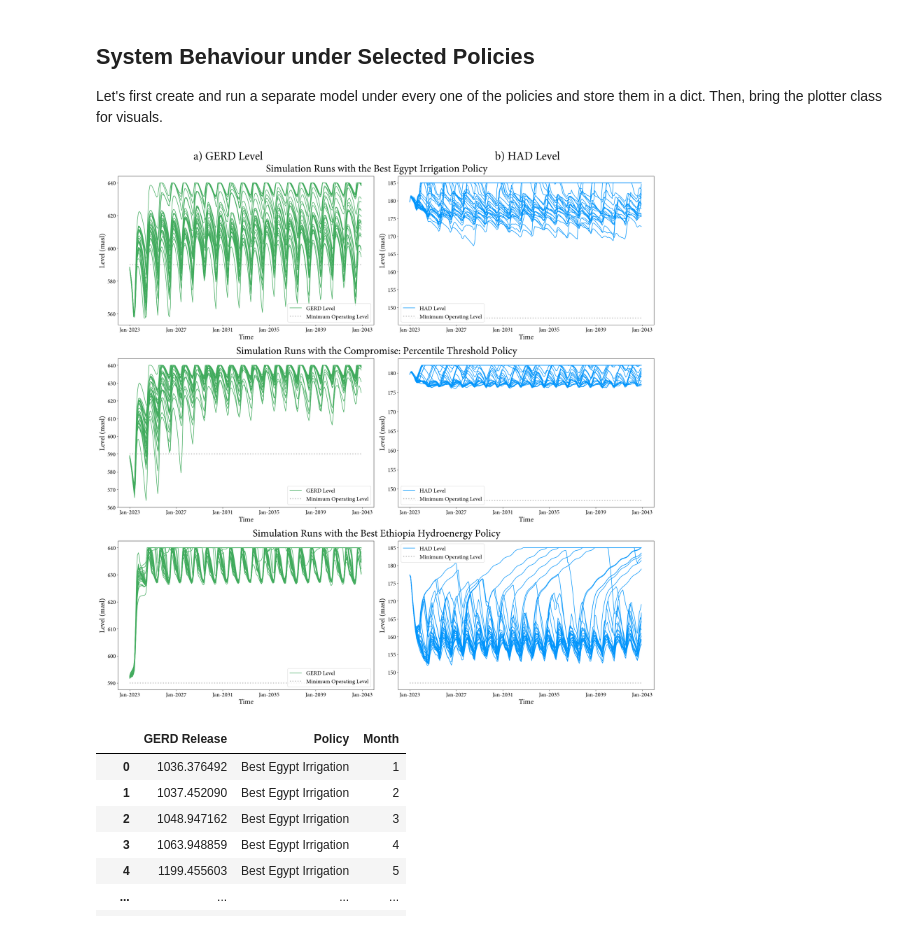
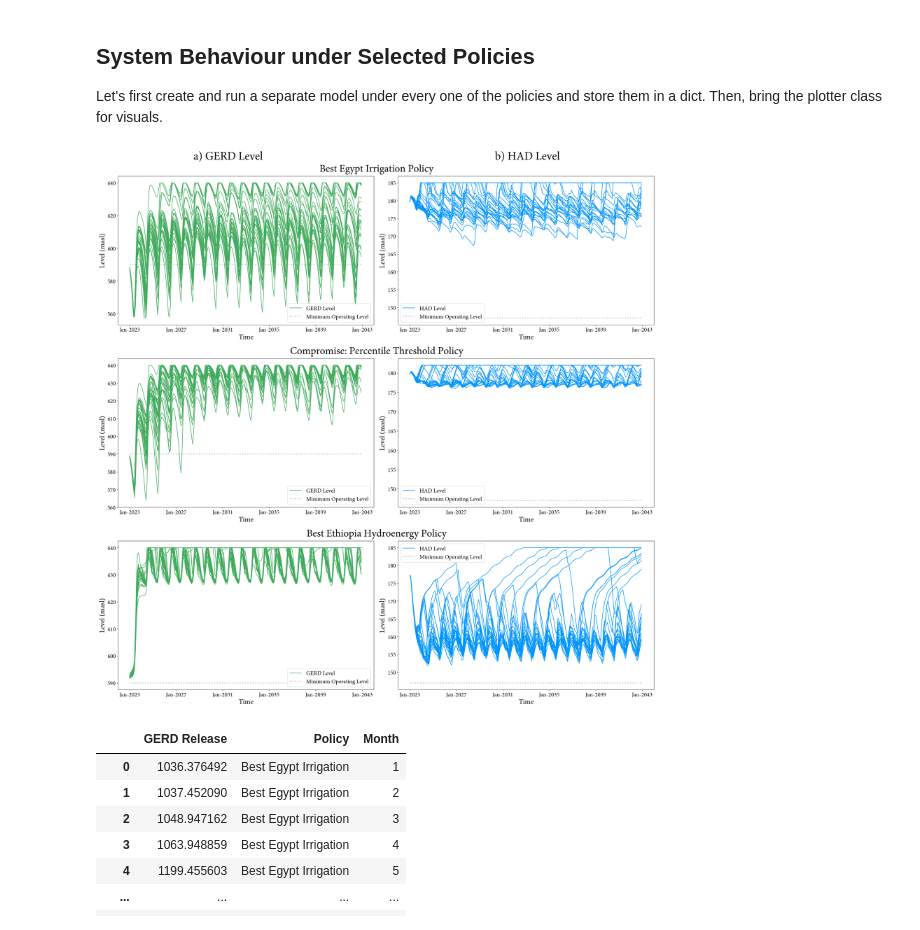
Before and after one commit to ysari97/eastern-nile-optimization, a Jupyter notebook: nile_EMODPS_framework/output_analysis/output_analysis.ipynb, the cells around one changed output. Cells and saved outputs as stored; diff of their text form; code cells hidden in the pictures.

```diff
--- a/nile_EMODPS_framework/output_analysis/output_analysis.ipynb
+++ b/nile_EMODPS_framework/output_analysis/output_analysis.ipynb
@@ -343,7 +343,7 @@ dam_plot_parameters = [
     ]
 
 for row, subfig in enumerate(subfigs):
-    subfig.suptitle(f'Simulation Runs with the {policies[row]} Policy', fontsize=32)
+    subfig.suptitle(f'{policies[row]} Policy', fontsize=32)
 
     # create 1x2 subplots per subfig
     axs = subfig.subplots(nrows=1, ncols=2)
@@ -363,34 +363,34 @@ for row, subfig in enumerate(subfigs):
                 ax.plot(value[0].object_by_name(dam).level_vector, color=dam_color)
 
         ax.set_xlabel("Time", fontsize=22)
         ax.set_ylabel("Level (masl)", fontsize=22)
         for i, label, color in [(mini, "Minimum Operating Level", "silver")]:
             ax.hlines(
                 y=i,
                 linewidth=3,
                 xmin=0,
                 xmax=240,
                 label=label,
                 color=color,
                 linestyle=":",
             )
 
         ax.set_xticks(np.arange(0, 20 * 12 + 1, 4 * 12))
         ax.set_xticklabels(
             [f"Jan-{2023+i*4}" for i in range(int(20 / 4) + 1)],
             fontsize=14,
         )
         ax.tick_params(labelsize=18)
 
         ax.legend(fontsize=18)
         #ax.set_title(titles[row][column], fontsize= 20, fontweight='bold')
 
 plt.savefig(
     f"../plots/baseline_optimization/overall_dams.pdf", bbox_inches="tight"
 )
 plt.show()
 # %% [output]
-[figure, old version]
+[figure, new version]
 # %%
 empty_list = []
 policy_list = []
```
Also changed, not shown: parts of 3 cells of this notebook, 10 other files.
